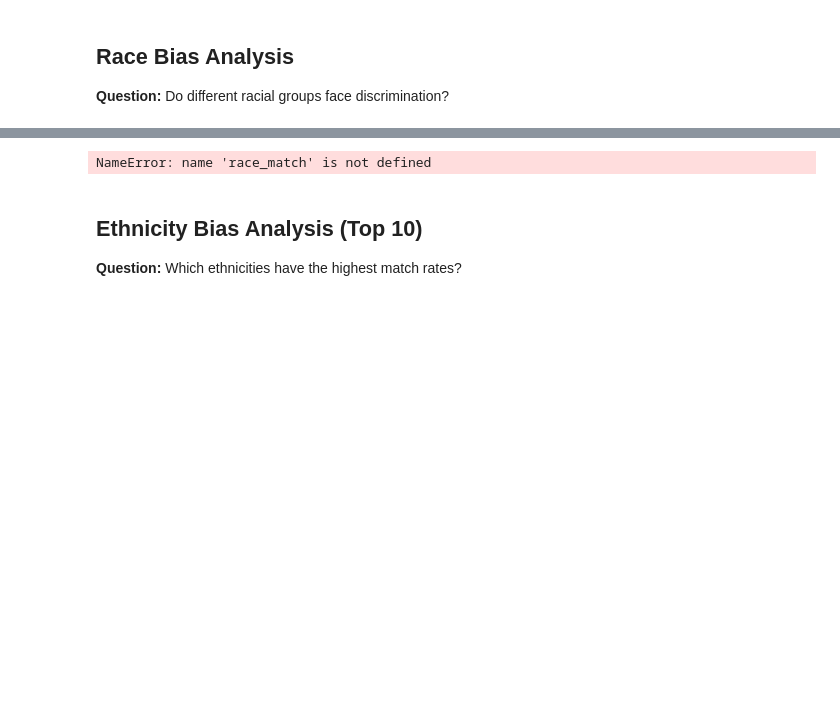
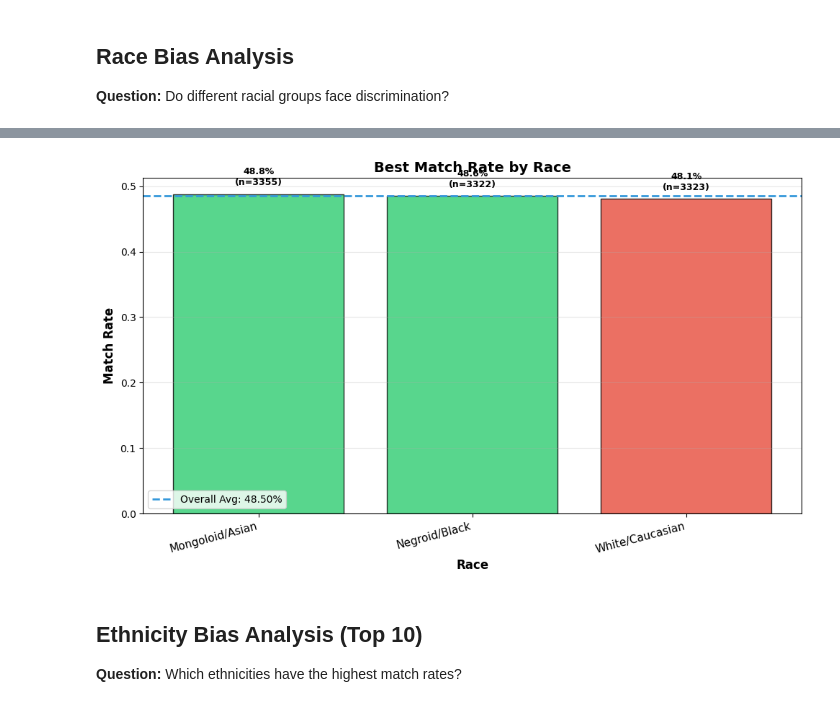
Before and after one commit to LouisDuv/ethical_AI_workflow, a Jupyter notebook: src/notebook.ipynb, the cells around one changed output, grey strips where cells are left out. Saved outputs shown, nothing was run; the diff lists cells and outputs as text; code cells hidden in the pictures; blank space fills up the shorter version.

```diff
--- a/src/notebook.ipynb
+++ b/src/notebook.ipynb
@@ -169,3 +169,11 @@ Name: proportion, dtype: float64
 # %% [markdown]
 ## Gender Bias Analysis
 **Question:** Are males and females matched at equal rates?
+# %%
+def calculate_match_rate_by_feature(df: pd.DataFrame, feature: str, target_col: str = 'Best Match') -> pd.DataFrame:
+    """Calculate match rate statistics for a given feature."""
+    stats = df.groupby(feature)[target_col].agg(['sum', 'count'])
+    stats['Match_Rate'] = stats['sum'] / stats['count']
+    stats['Total_Applicants'] = stats['count']
+    stats = stats[['Match_Rate', 'Total_Applicants']].sort_values('Match_Rate', ascending=False)
+    return stats
@@ -208,3 +224,6 @@ KeyError: 'Match_Rate'
 # %% [markdown]
 ## Race Bias Analysis
 **Question:** Do different racial groups face discrimination?
+# %%
+race_match = calculate_match_rate_by_feature(df_init, 'Race')
+display(race_match)
@@ -211,32 +236,32 @@ KeyError: 'Match_Rate'
 # %%
 def plot_race_bias(race_data: pd.DataFrame, overall_avg: float) -> None:
-    """Plot race bias bar chart."""
+
     colors = ['#2ecc71' if x > overall_avg else '#e74c3c' for x in race_data['Match_Rate']]
 
     fig, ax = plt.subplots(figsize=(10, 6))
     bars = ax.bar(range(len(race_data)), race_data['Match_Rate'],
                   color=colors, alpha=0.8, edgecolor='black')
     ax.axhline(y=overall_avg, color='#3498db', linestyle='--', linewidth=2,
                label=f'Overall Avg: {overall_avg:.2%}')
     ax.set_xticks(range(len(race_data)))
     ax.set_xticklabels(race_data.index, rotation=15, fontsize=11, ha='right')
     ax.set_ylabel('Match Rate', fontsize=12, fontweight='bold')
     ax.set_xlabel('Race', fontsize=12, fontweight='bold')
     ax.set_title('Best Match Rate by Race', fontsize=14, fontweight='bold')
     ax.legend(fontsize=10)
     ax.grid(axis='y', alpha=0.3)
 
     for i, (idx, row) in enumerate(race_data.iterrows()):
         ax.text(i, row['Match_Rate'] + 0.01,
                 f"{row['Match_Rate']:.1%}\n(n={int(row['Total_Applicants'])})",
                 ha='center', va='bottom', fontsize=9, fontweight='bold')
 
     plt.tight_layout()
     plt.show()
 
 plot_race_bias(race_match, overall_avg)
 # %% [output]
-NameError: name 'race_match' is not defined
+[figure, added]
 # %% [markdown]
 ## Ethnicity Bias Analysis (Top 10)
 **Question:** Which ethnicities have the highest match rates?
```
Also changed, not shown: parts of 17 cells of this notebook.
